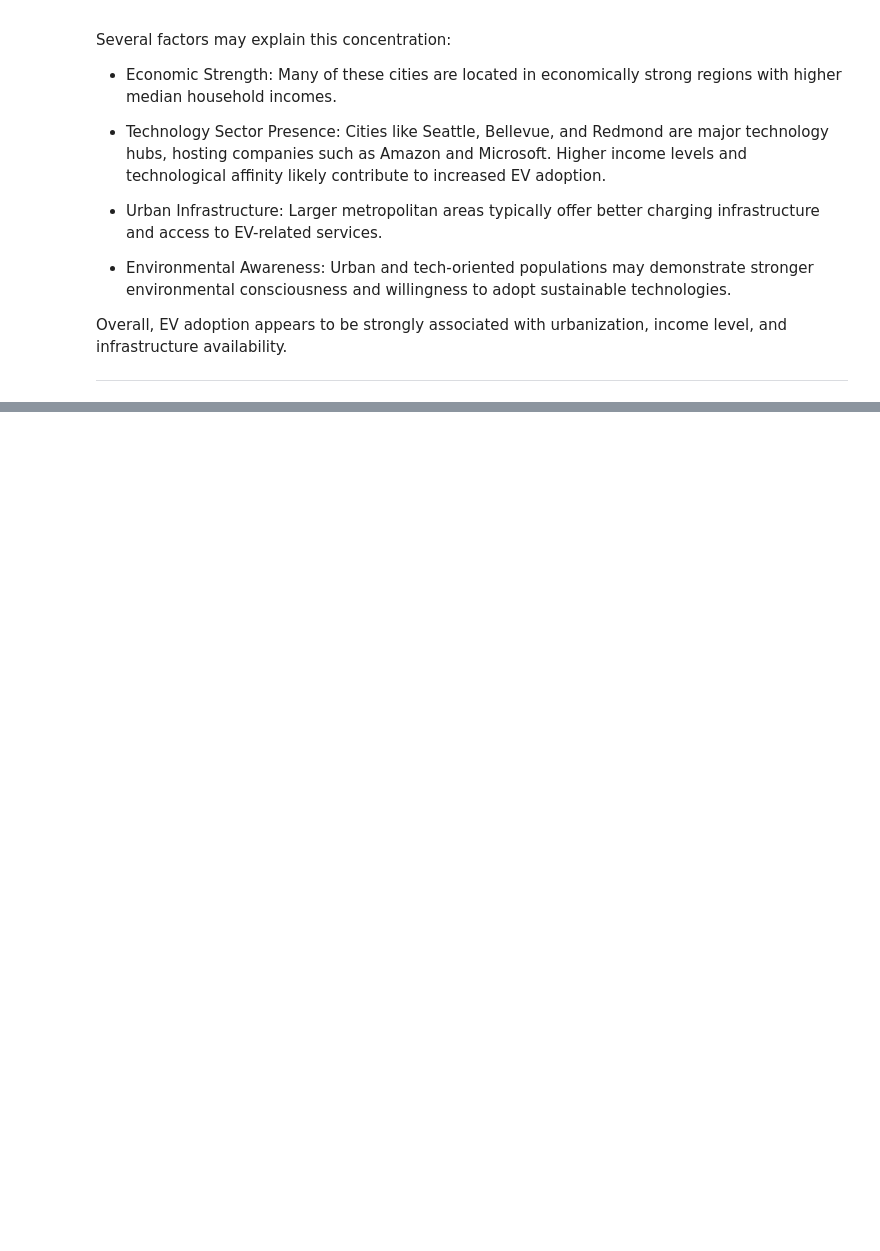
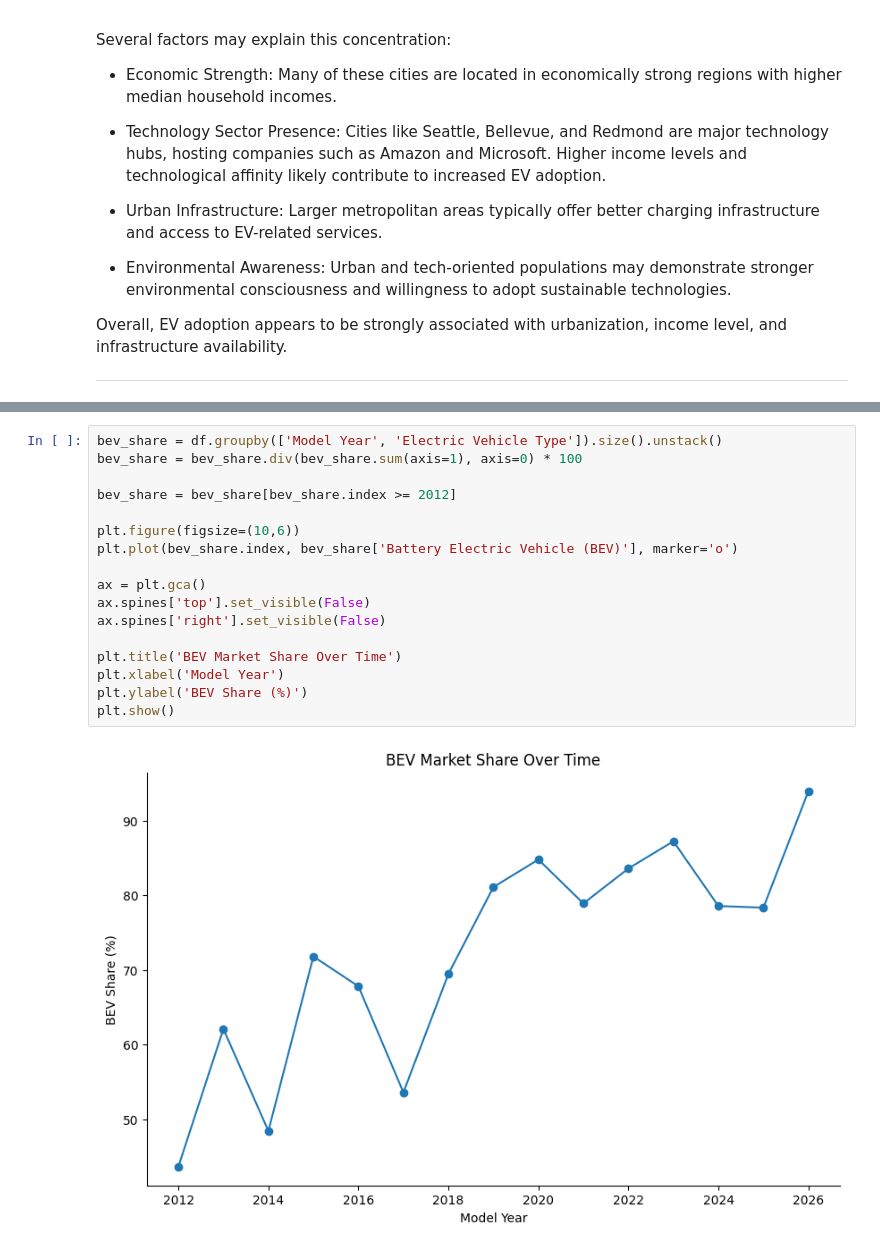
Before and after one commit to nawarfathi/electric-vehicle-analysis1, a Jupyter notebook: EV.ipynb, the cells around one changed output, grey strips where cells are left out. Drawn from its saved outputs; the diff is of its cells as text; blank space fills up the shorter version.

```diff
--- a/EV.ipynb
+++ b/EV.ipynb
@@ -2394,0 +2735,19 @@ df
+# %%
+bev_share = df.groupby(['Model Year', 'Electric Vehicle Type']).size().unstack()
+bev_share = bev_share.div(bev_share.sum(axis=1), axis=0) * 100
+
+bev_share = bev_share[bev_share.index >= 2012]
+
+plt.figure(figsize=(10,6))
+plt.plot(bev_share.index, bev_share['Battery Electric Vehicle (BEV)'], marker='o')
+
+ax = plt.gca()
+ax.spines['top'].set_visible(False)
+ax.spines['right'].set_visible(False)
+
+plt.title('BEV Market Share Over Time')
+plt.xlabel('Model Year')
+plt.ylabel('BEV Share (%)')
+plt.show()
+# %% [output]
+[figure, added]
```
Also changed, not shown: parts of 44 cells of this notebook.
